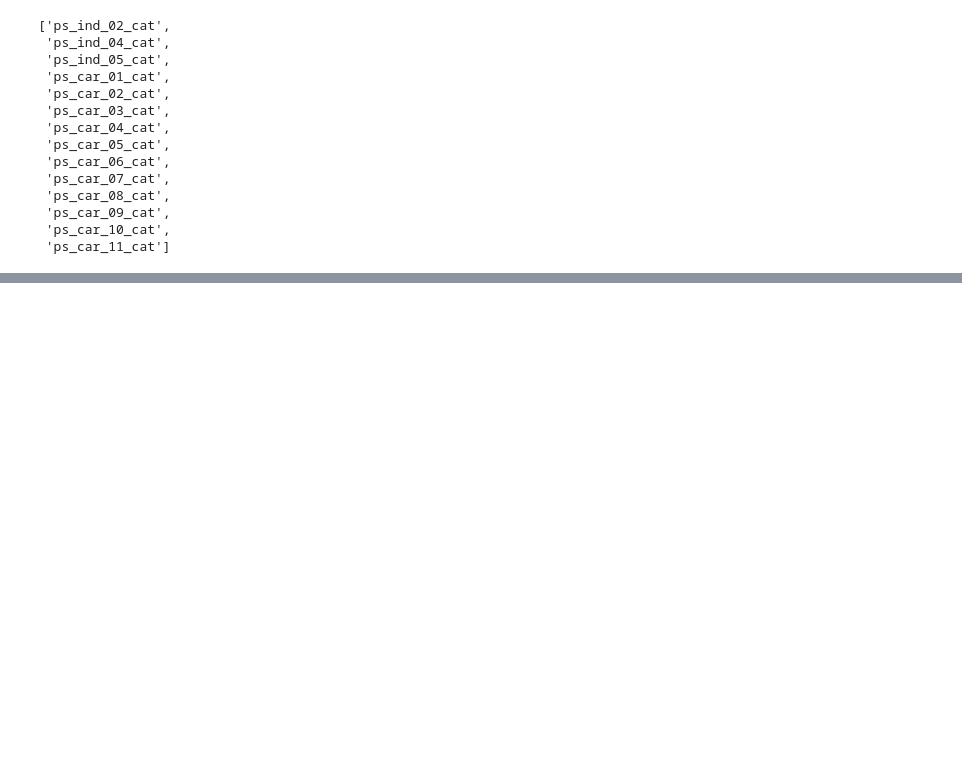
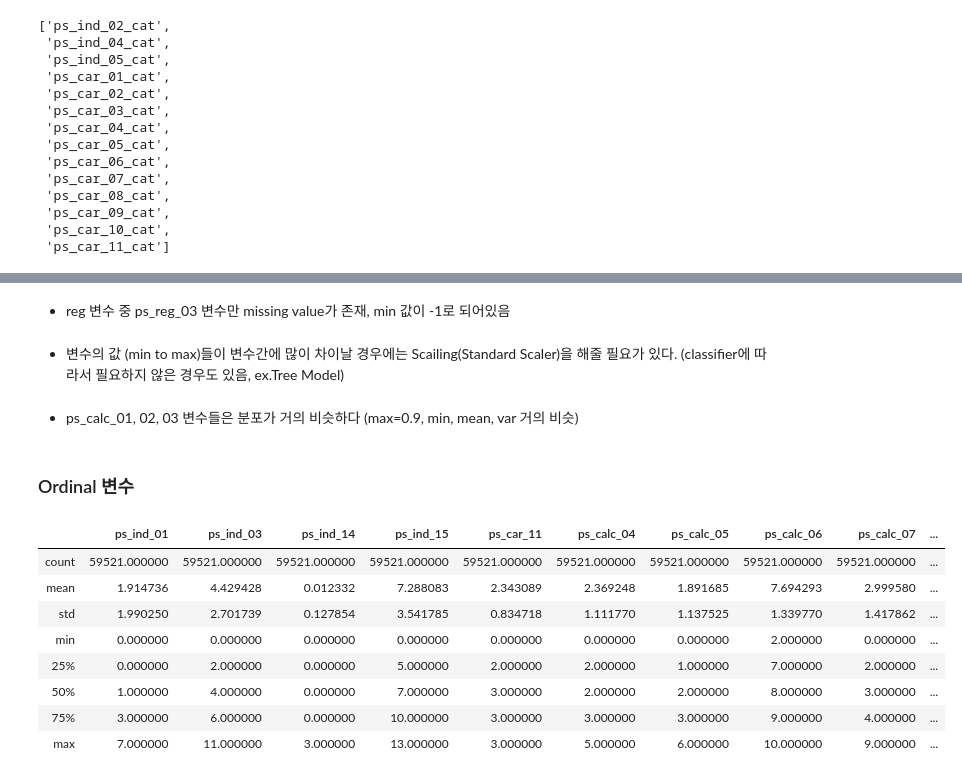
Before and after one commit to wooseok-shin/Kaggle, a Jupyter notebook: Porto/Porto.ipynb, the cells around one changed output, grey strips where cells are left out. Saved outputs shown, nothing was run; the diff lists cells and outputs as text; code cells hidden in the pictures; blank space fills up the shorter version.

```diff
--- a/Porto/Porto.ipynb
+++ b/Porto/Porto.ipynb
@@ -142,0 +151,34 @@ memory usage: 22.9 MB
+# %%
+data = []
+
+for column in train.columns:     # Column을 하나씩 가져오기
+
+    # role 정의하기 (Input(X변수), Target(Y변수), ID)
+
+    if column =='target':     # 컬럼명이 target 값 인지
+        role = 'target'
+    elif column == 'id':      # 컬럼명이 id인지
+        role = 'id'
+    else:
+        role = 'input'        # 컬럼명이 나머지 Input으로 사용할 변수인지를 role에 저장
+
+    # level 정의하기 (변수의 Type)
+
+    if 'bin' in column or column =='target':
+        level = 'binary'      # 이진형
+    elif 'cat' in column or column =='id':
+        level = 'nominal'     # 명목형
+    elif train[column].dtype == 'float64':
+        level = 'interval'    # 구간형,  Ex) 온도
+    elif train[column].dtype == 'int64':
+        level = 'ordinal'     # 순서형,  0 < 1 < 2 < 3 < 4와 같이 순서의 의미를 지님
+
+    keep = True            # 추후에 Feature를 많이 만들었을 때 사용하지 않는 변수들은 False로 만들어 놓으면서 사용
+    if column == 'id':
+        keep = False
+
+    dtype = train[column].dtype    # 데이터의 타입
+
+    column_dict = {'variable_name': column, 'role': role, 'level': level, 'keep': keep, 'dtype': dtype}   # 딕셔너리 형태로 여러 정보를 저장
+
+    data.append(column_dict)     # 각 컬럼마다 리스트에 추가
@@ -142,0 +263,21 @@ memory usage: 22.9 MB
+# %% [markdown]
+- reg 변수 중 ps_reg_03 변수만 missing value가 존재, min 값이 -1로 되어있음
+# %% [markdown]
+- 변수의 값 (min to max)들이 변수간에 많이 차이날 경우에는 Scailing(Standard Scaler)을 해줄 필요가 있다. (classifier에 따라서 필요하지 않은 경우도 있음, ex.Tree Model)
+# %% [markdown]
+- ps_calc_01, 02, 03 변수들은 분포가 거의 비슷하다 (max=0.9, min, mean, var 거의 비슷)
+# %% [markdown]
+### Ordinal 변수
+# %%
+v = meta[(meta.level == 'ordinal') & (meta.keep)].index
+train[v].describe()
+# %% [output]
+|  | ps_ind_01 | ps_ind_03 | ps_ind_14 | ps_ind_15 | ps_car_11 | ps_calc_04 | ps_calc_05 | ps_calc_06 | ps_calc_07 | ... |
+| count | 59521.000000 | 59521.000000 | 59521.000000 | 59521.000000 | 59521.000000 | 59521.000000 | 59521.000000 | 59521.000000 | 59521.000000 | ... |
+| mean | 1.914736 | 4.429428 | 0.012332 | 7.288083 | 2.343089 | 2.369248 | 1.891685 | 7.694293 | 2.999580 | ... |
+| std | 1.990250 | 2.701739 | 0.127854 | 3.541785 | 0.834718 | 1.111770 | 1.137525 | 1.339770 | 1.417862 | ... |
+| min | 0.000000 | 0.000000 | 0.000000 | 0.000000 | 0.000000 | 0.000000 | 0.000000 | 2.000000 | 0.000000 | ... |
+| 25% | 0.000000 | 2.000000 | 0.000000 | 5.000000 | 2.000000 | 2.000000 | 1.000000 | 7.000000 | 2.000000 | ... |
+| 50% | 1.000000 | 4.000000 | 0.000000 | 7.000000 | 3.000000 | 2.000000 | 2.000000 | 8.000000 | 3.000000 | ... |
+| 75% | 3.000000 | 6.000000 | 0.000000 | 10.000000 | 3.000000 | 3.000000 | 3.000000 | 9.000000 | 4.000000 | ... |
+| max | 7.000000 | 11.000000 | 3.000000 | 13.000000 | 3.000000 | 5.000000 | 6.000000 | 10.000000 | 9.000000 | ... |
```
Also changed, not shown: parts of 64 cells of this notebook, 1 other file.
